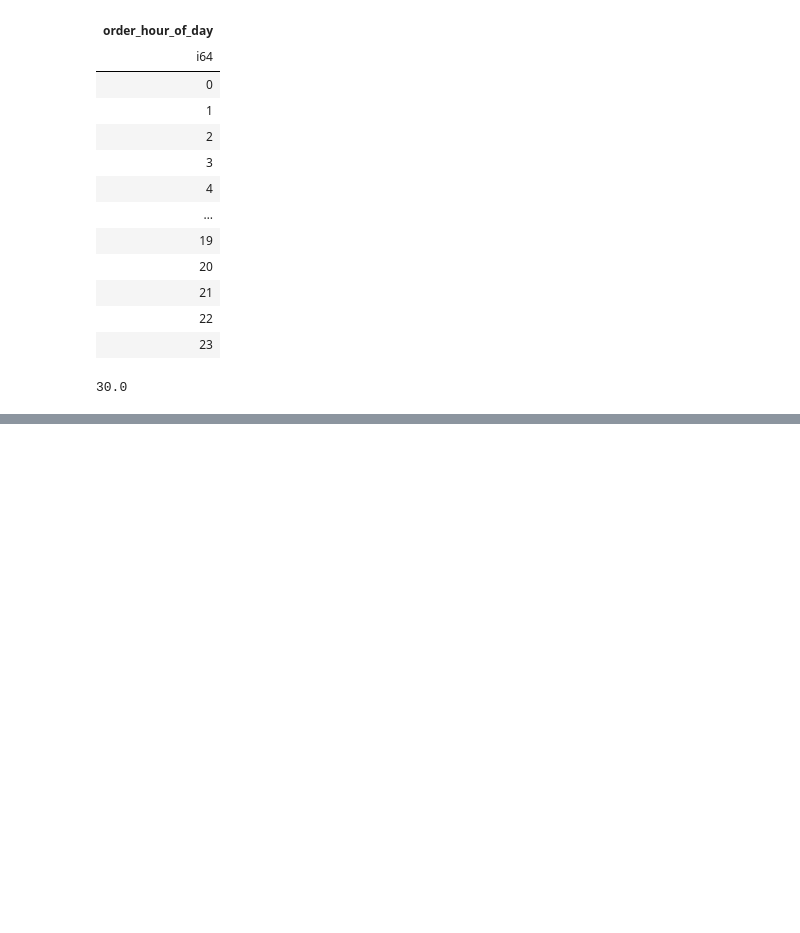
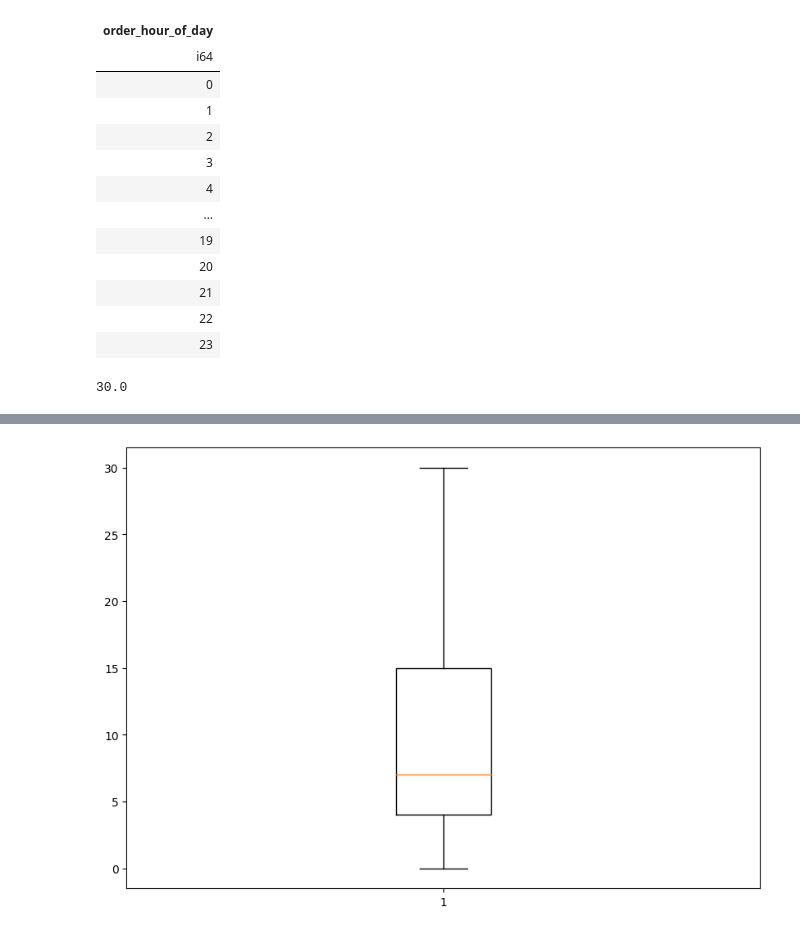
Before and after one commit to d-sutariya/Instacart-Basket-Recommendation, a Jupyter notebook: instacart-basket-analysis-data-check.ipynb, the cells around one changed output, grey strips where cells are left out. Saved outputs shown, nothing was run; the diff lists cells and outputs as text; code cells hidden in the pictures; blank space fills up the shorter version.

```diff
--- a/instacart-basket-analysis-data-check.ipynb
+++ b/instacart-basket-analysis-data-check.ipynb
@@ -121,0 +197,8 @@ orders_df['days_since_prior_order'].max()
+# %%
+data = orders_df.select(pl.col("days_since_prior_order").drop_nulls()).to_numpy()
+data = data.squeeze()
+fig = plt.figure(figsize =(10, 7))
+plt.boxplot(data)
+plt.show()
+# %% [output]
+[figure, added]
```
Also changed, not shown: parts of 22 cells of this notebook.
